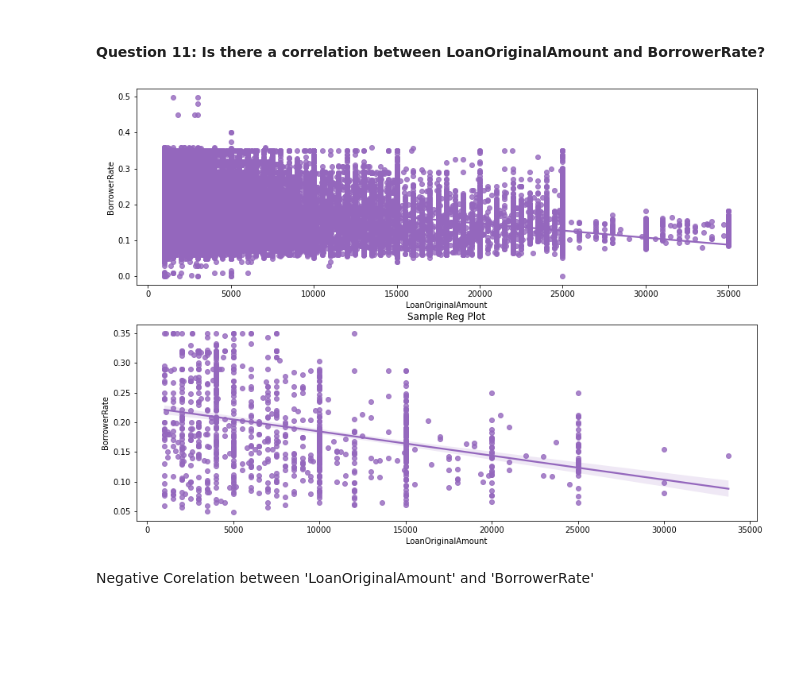
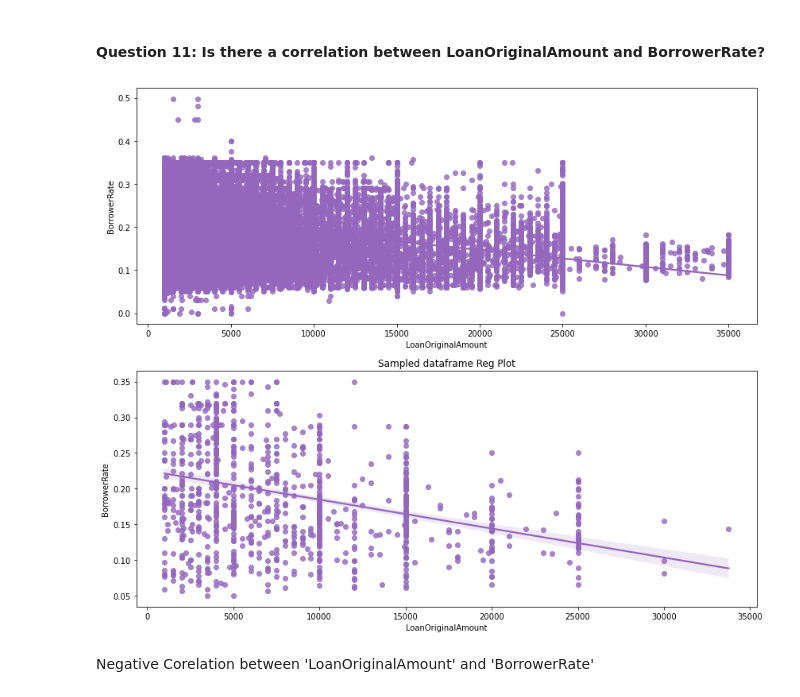
Before and after one commit to zadmainda/exploratory-visuals, a Jupyter notebook: Part_I_exploration.ipynb, the cells around one changed output. Drawn from its saved outputs; the diff is of its cells as text; code cells hidden in the pictures; blank space fills up the shorter version.

```diff
--- a/Part_I_exploration.ipynb
+++ b/Part_I_exploration.ipynb
@@ -666,17 +657,17 @@ sb.regplot(data=loan_sampled, x='BorrowerRate', y='DebtToIncomeRatio',
 #### Question 11: Is there a correlation between LoanOriginalAmount and BorrowerRate?
 # %%
 #From loan_clean dataset
-plt.figure(figsize=(14,10))
+plt.figure(figsize=(14,12))
 
 plt.subplot(2, 1, 1)
 sb.regplot(data=loan_clean, x='LoanOriginalAmount', y='BorrowerRate',x_jitter=0.004, color=sb.color_palette()[4]);
 
 #From sampled smaller dataset
 plt.subplot(2, 1, 2)
 sb.regplot(data=loan_sampled, x='LoanOriginalAmount', y='BorrowerRate',x_jitter=0.008, color=sb.color_palette()[4])
-plt.title('Sampled Reg Plot') ;
+plt.title('Sampled dataframe Reg Plot') ;
 # %% [output]
-[figure, old version]
+[figure, new version]
 # %% [markdown]
 Negative Corelation between 'LoanOriginalAmount' and 'BorrowerRate'
 # %% [markdown]
```
Also changed, not shown: parts of 46 cells of this notebook.
